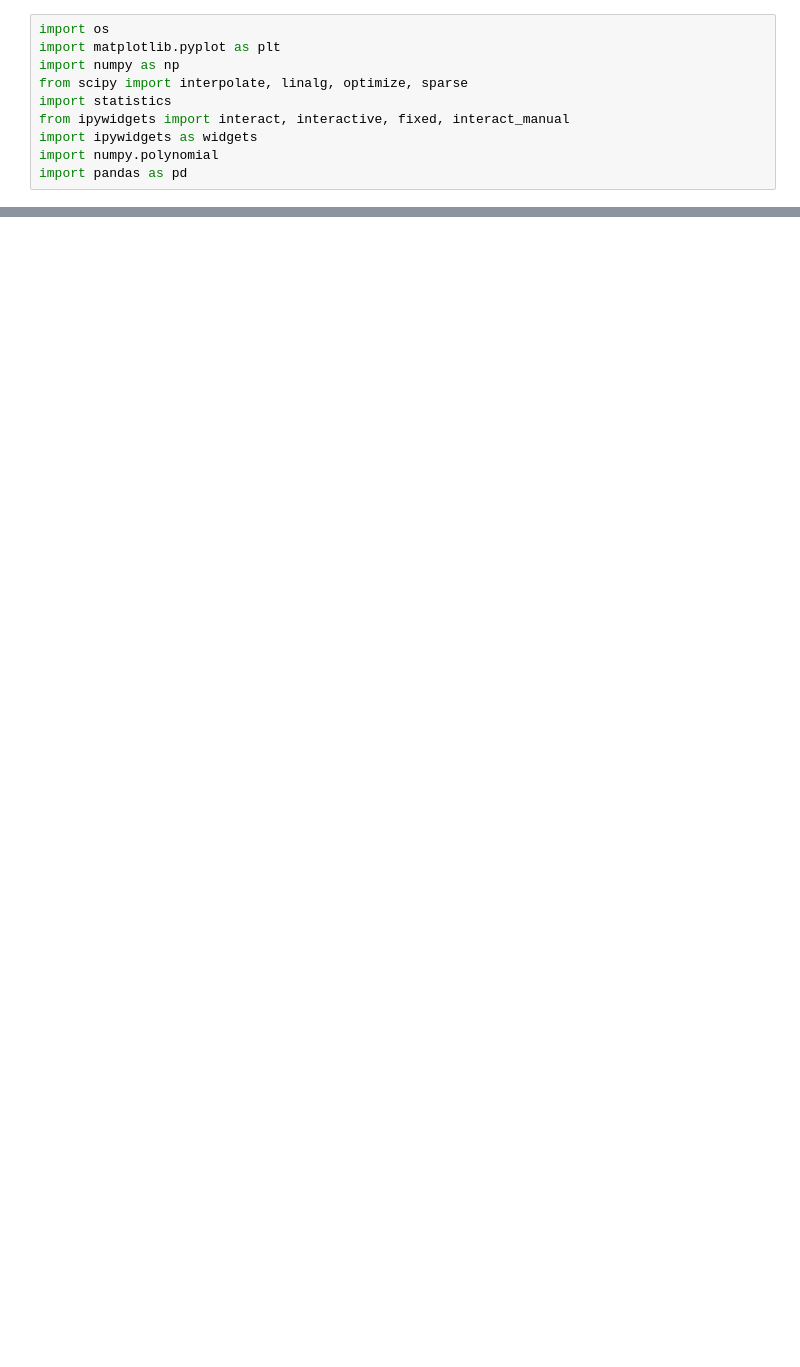
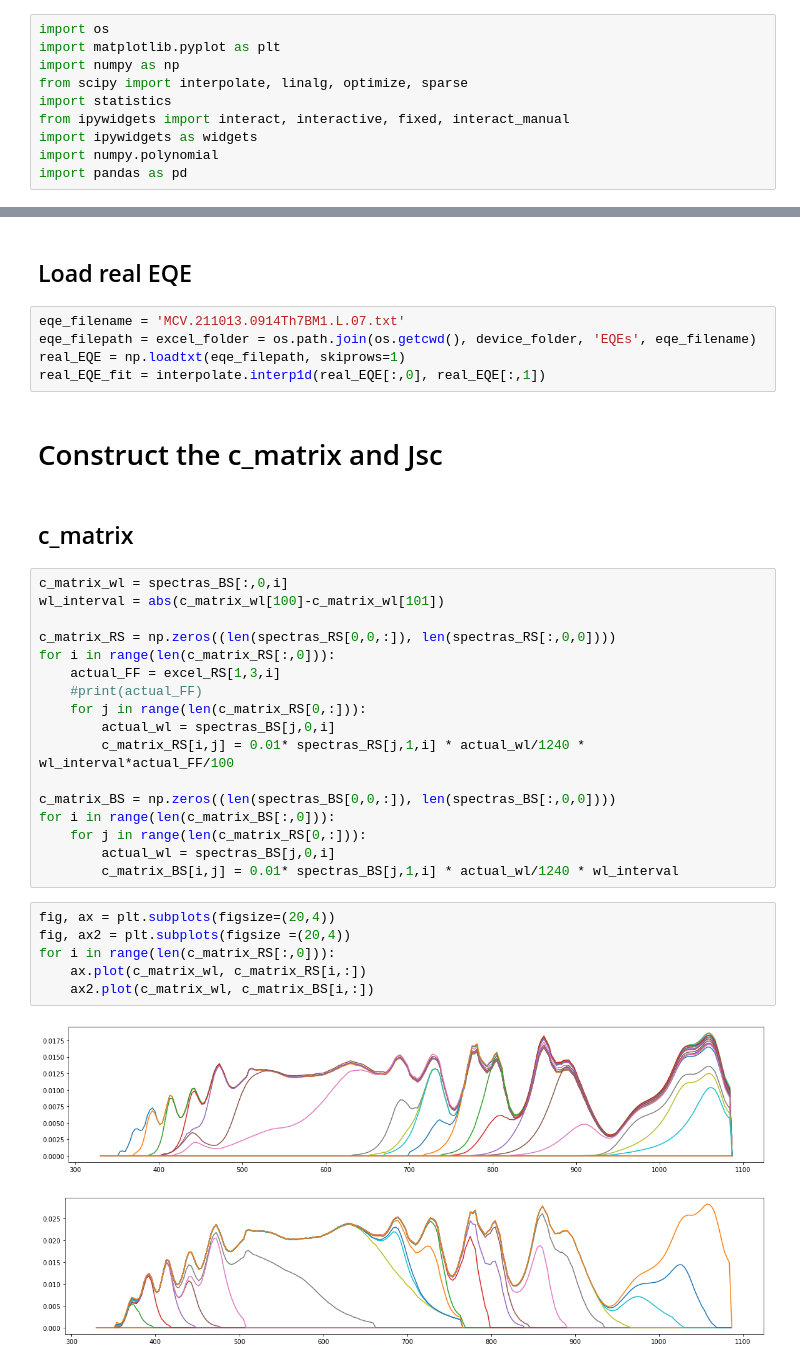
Before and after one commit to mcasademont9/SOLS-EQE, a Jupyter notebook: Numeric method - LEDs simulator/LEDs_simulator_EQE.ipynb, the cells around one changed output, grey strips where cells are left out. Drawn from its saved outputs; the diff is of its cells as text; blank space fills up the shorter version.

```diff
--- a/Numeric method - LEDs simulator/LEDs_simulator_EQE.ipynb
+++ b/Numeric method - LEDs simulator/LEDs_simulator_EQE.ipynb
@@ -43,0 +154,37 @@ Error: Kernel is dead
+# %% [markdown]
+## Load real EQE
+# %%
+eqe_filename = 'MCV.211013.0914Th7BM1.L.07.txt'
+eqe_filepath = excel_folder = os.path.join(os.getcwd(), device_folder, 'EQEs', eqe_filename)
+real_EQE = np.loadtxt(eqe_filepath, skiprows=1)
+real_EQE_fit = interpolate.interp1d(real_EQE[:,0], real_EQE[:,1])
+# %% [markdown]
+# Construct the c_matrix and Jsc
+# %% [markdown]
+## c_matrix
+# %%
+c_matrix_wl = spectras_BS[:,0,i]
+wl_interval = abs(c_matrix_wl[100]-c_matrix_wl[101])
+
+c_matrix_RS = np.zeros((len(spectras_RS[0,0,:]), len(spectras_RS[:,0,0])))
+for i in range(len(c_matrix_RS[:,0])):
+    actual_FF = excel_RS[1,3,i]
+    #print(actual_FF)
+    for j in range(len(c_matrix_RS[0,:])):
+        actual_wl = spectras_BS[j,0,i]
+        c_matrix_RS[i,j] = 0.01* spectras_RS[j,1,i] * actual_wl/1240 * wl_interval*actual_FF/100
+
+c_matrix_BS = np.zeros((len(spectras_BS[0,0,:]), len(spectras_BS[:,0,0])))
+for i in range(len(c_matrix_BS[:,0])):
+    for j in range(len(c_matrix_RS[0,:])):
+        actual_wl = spectras_BS[j,0,i]
+        c_matrix_BS[i,j] = 0.01* spectras_BS[j,1,i] * actual_wl/1240 * wl_interval
+# %%
+fig, ax = plt.subplots(figsize=(20,4))
+fig, ax2 = plt.subplots(figsize =(20,4))
+for i in range(len(c_matrix_RS[:,0])):
+    ax.plot(c_matrix_wl, c_matrix_RS[i,:])
+    ax2.plot(c_matrix_wl, c_matrix_BS[i,:])
+# %% [output]
+[figure, added]
+[figure, added]
```
Also changed, not shown: parts of 19 cells of this notebook, 5 other files.
